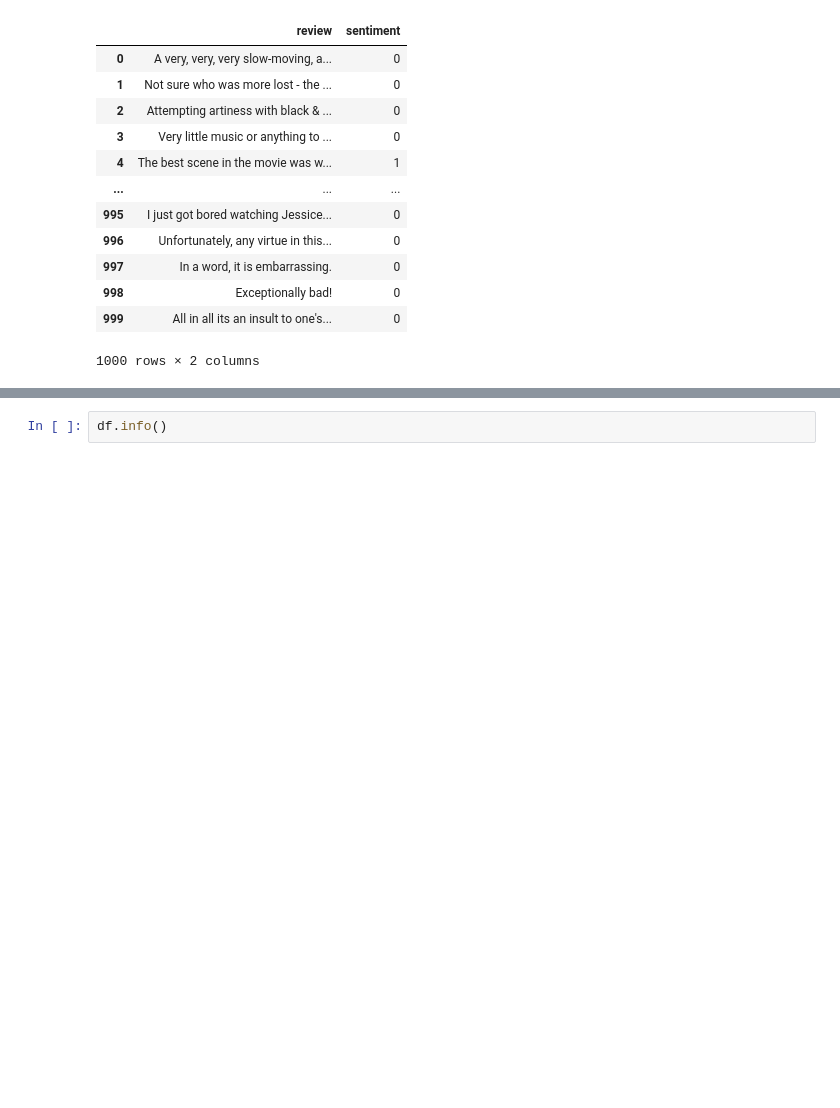
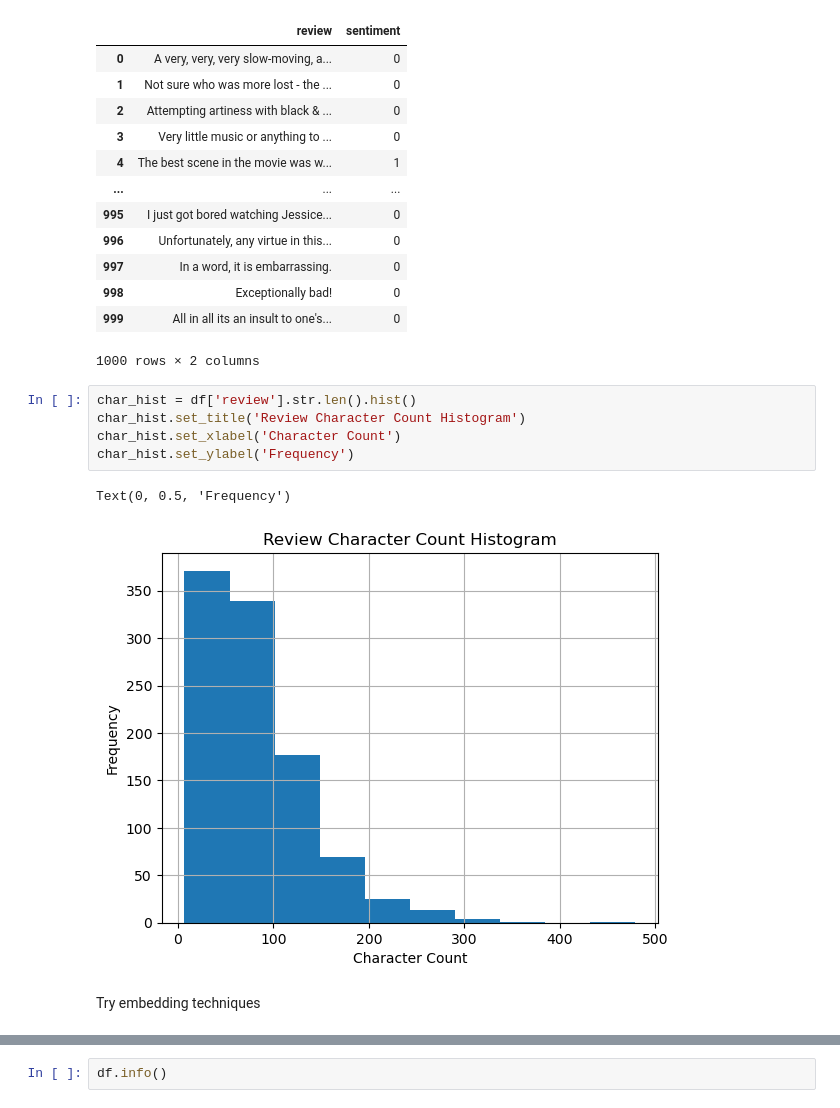
Before and after one commit to jtrawick/D213, a Jupyter notebook: Task2-Sentiment_Analysis_Using_Neural_Networks/task2_wip.ipynb, the cells around one changed output, grey strips where cells are left out. Cells and saved outputs as stored; diff of their text form; blank space fills up the shorter version.

```diff
--- a/Task2-Sentiment_Analysis_Using_Neural_Networks/task2_wip.ipynb
+++ b/Task2-Sentiment_Analysis_Using_Neural_Networks/task2_wip.ipynb
@@ -183,3 +204,13 @@ df
 | 998 | Exceptionally bad! | 0 |
 | 999 | All in all its an insult to one's... | 0 |
 1000 rows × 2 columns
+# %%
+char_hist = df['review'].str.len().hist()
+char_hist.set_title('Review Character Count Histogram')
+char_hist.set_xlabel('Character Count')
+char_hist.set_ylabel('Frequency')
+# %% [output]
+Text(0, 0.5, 'Frequency')
+[figure, added]
+# %% [markdown]
+Try embedding techniques
```
Also changed, not shown: parts of 45 cells of this notebook, 1 other file.
